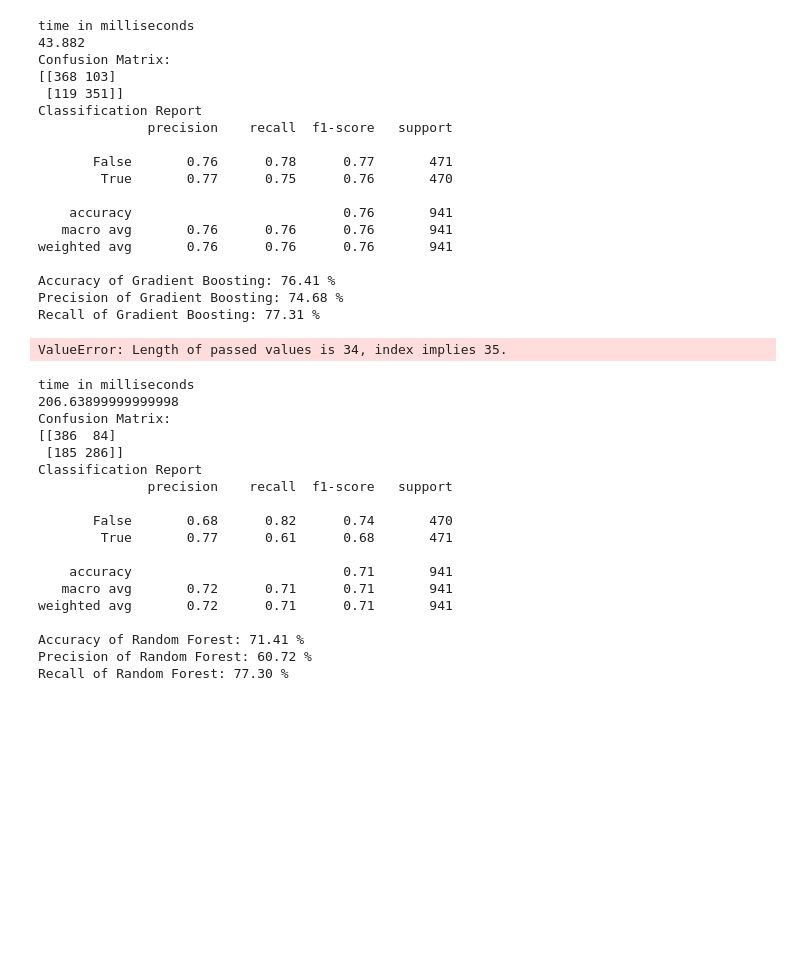
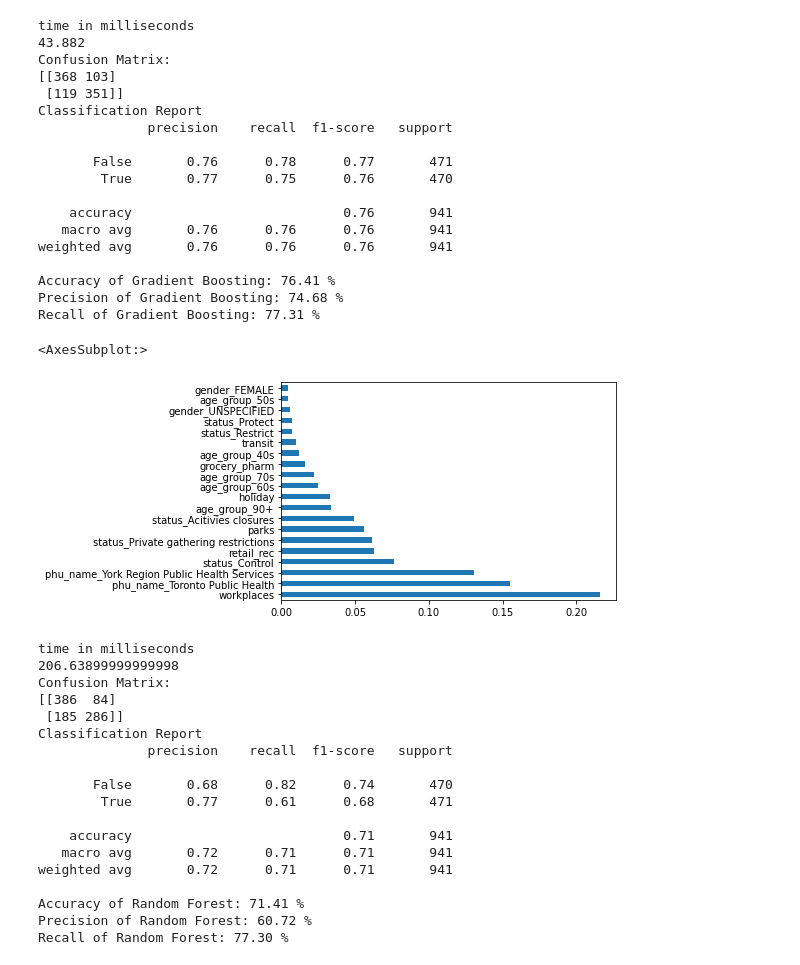
Before and after one commit to skaus37/Covid19DataMart, a Jupyter notebook: demo.ipynb, the cells around one changed output. Cells and saved outputs as stored; diff of their text form; code cells hidden in the pictures; blank space fills up the shorter version.

```diff
--- a/demo.ipynb
+++ b/demo.ipynb
@@ -285,10 +285,11 @@ Accuracy of Gradient Boosting: 76.41 %
 Precision of Gradient Boosting: 74.68 %
 Recall of Gradient Boosting: 77.31 %
 # %%
-importance = pd.Series(classifier.feature_importances_, index=new_result_df.columns)
+importance = pd.Series(classifier.feature_importances_, index=new_result.columns)
 importance.nlargest(20).plot(kind='barh')
 # %% [output]
-ValueError: Length of passed values is 34, index implies 35.
+<AxesSubplot:>
+[figure, added]
 # %%
 #Random Forest
 X_train, X_test, y_train, y_test = train_test_split(x_under, y_under, test_size=0.33, shuffle=True, stratify=y_under)
```
Also changed, not shown: parts of 2 cells of this notebook.
